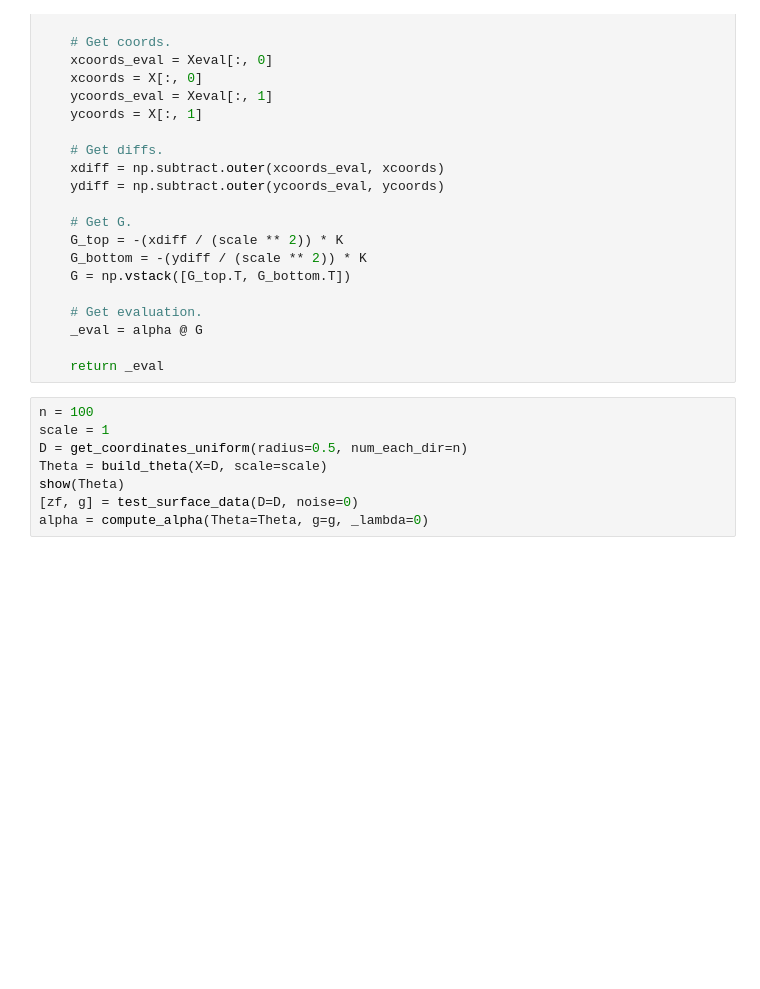
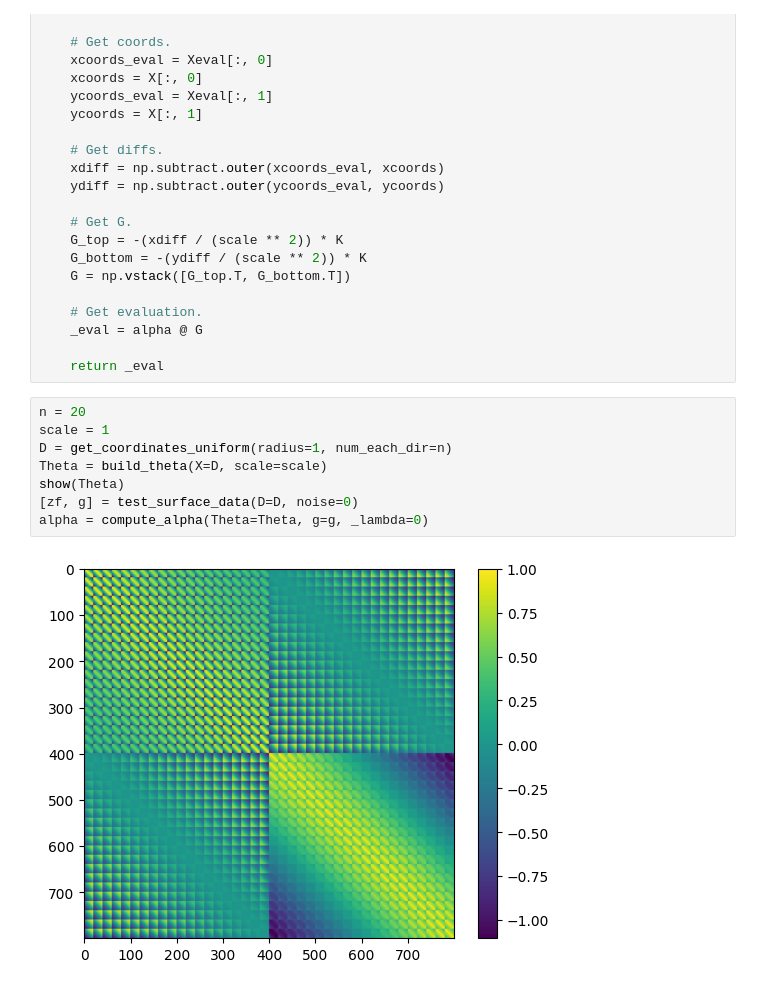
Before and after one commit to NateWhybra/grad2surf-krr, a Jupyter notebook: grad2surf-krr.ipynb, the cells around one changed output. Saved outputs shown, nothing was run; the diff lists cells and outputs as text; blank space fills up the shorter version.

```diff
--- a/grad2surf-krr.ipynb
+++ b/grad2surf-krr.ipynb
@@ -105,13 +105,15 @@ def eval_model(Xeval, X, alpha, scale):
 
     return _eval
 # %%
-n = 100
+n = 20
 scale = 1
-D = get_coordinates_uniform(radius=0.5, num_each_dir=n)
+D = get_coordinates_uniform(radius=1, num_each_dir=n)
 Theta = build_theta(X=D, scale=scale)
 show(Theta)
 [zf, g] = test_surface_data(D=D, noise=0)
 alpha = compute_alpha(Theta=Theta, g=g, _lambda=0)
+# %% [output]
+[figure, added]
 # %%
 surf = eval_model(Xeval=D, X=D, alpha=alpha, scale=scale)
 surf = surf.reshape((n, n))
```
Also changed, not shown: parts of 2 cells of this notebook.
